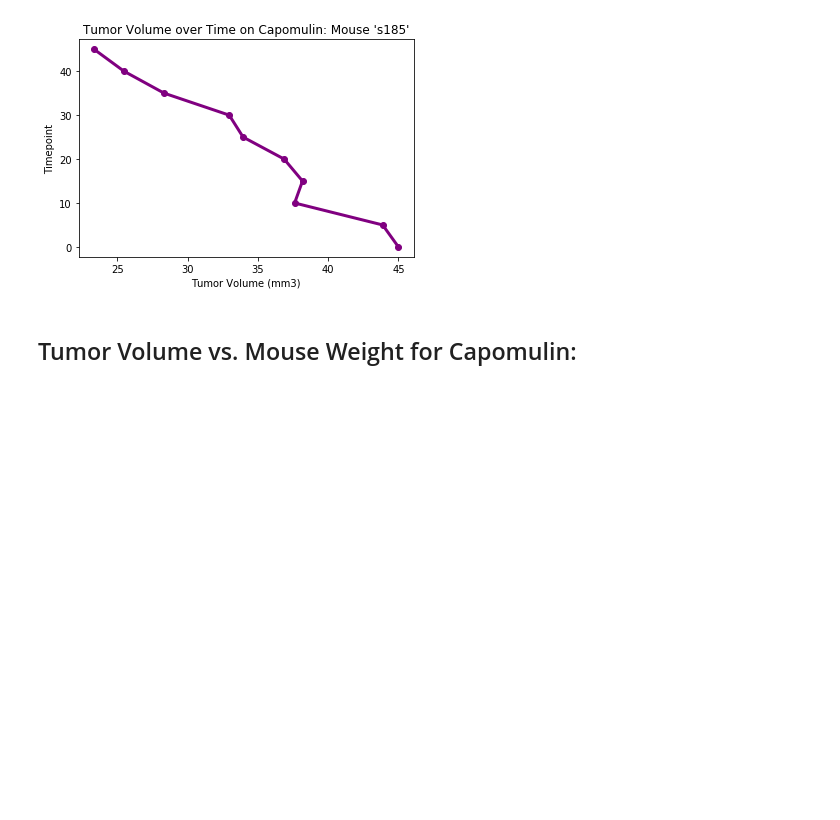
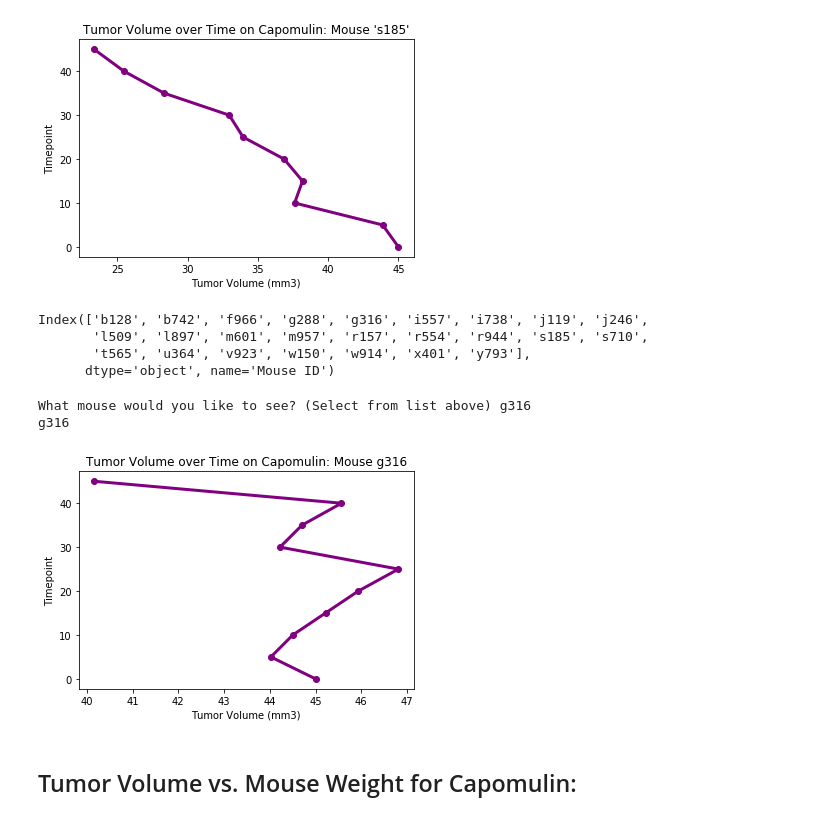
Before and after one commit to juliabrunett/matplotlib-challenge, a Jupyter notebook: Pymaceuticals/pymaceuticals.ipynb, the cells around one changed output. Saved outputs shown, nothing was run; the diff lists cells and outputs as text; code cells hidden in the pictures; blank space fills up the shorter version.

```diff
--- a/Pymaceuticals/pymaceuticals.ipynb
+++ b/Pymaceuticals/pymaceuticals.ipynb
@@ -632,6 +632,42 @@ plt.title("Tumor Volume over Time on Capomulin: Mouse 's185'")
 plt.show()
 # %% [output]
 [figure]
+# %%
+# List to choose from
+list_cap_mice = capomulin_mice.groupby("Mouse ID").count()
+print(list_cap_mice.index)
+# %% [output]
+Index(['b128', 'b742', 'f966', 'g288', 'g316', 'i557', 'i738', 'j119', 'j246',
+       'l509', 'l897', 'm601', 'm957', 'r157', 'r554', 'r944', 's185', 's710',
+       't565', 'u364', 'v923', 'w150', 'w914', 'x401', 'y793'],
+      dtype='object', name='Mouse ID')
+# %%
+# User Input Mode:
+input_q = ("What mouse would you like to see? (Select from list above) ")
+mouse_selection = input(input_q)
+print(mouse_selection)
+
+# Select one mouse with Capomulin treatment
+capomulin_mouse_selection = capomulin_mice.loc[capomulin_mice["Mouse ID"] == mouse_selection,:]
+
+# Reset the index
+capomulin_mouse_selection = capomulin_mouse_selection.reset_index(drop=True)
+
+# Create axes for line graph
+x_axis = capomulin_mouse_selection["Tumor Volume (mm3)"]
+y_axis = capomulin_mouse_selection["Timepoint"]
+# %% [output]
+What mouse would you like to see? (Select from list above) g316
+g316
+# %%
+# Plot user selected mouse
+plt.plot(x_axis, y_axis, linewidth=3, marker="o", color="purple")
+plt.xlabel("Tumor Volume (mm3)")
+plt.ylabel("Timepoint")
+plt.title(f"Tumor Volume over Time on Capomulin: Mouse {mouse_selection}")
+plt.show()
+# %% [output]
+[figure, added]
 # %% [markdown]
 ## Tumor Volume vs. Mouse Weight for Capomulin:
 # %%
```
Also changed, not shown: parts of 21 cells of this notebook.
